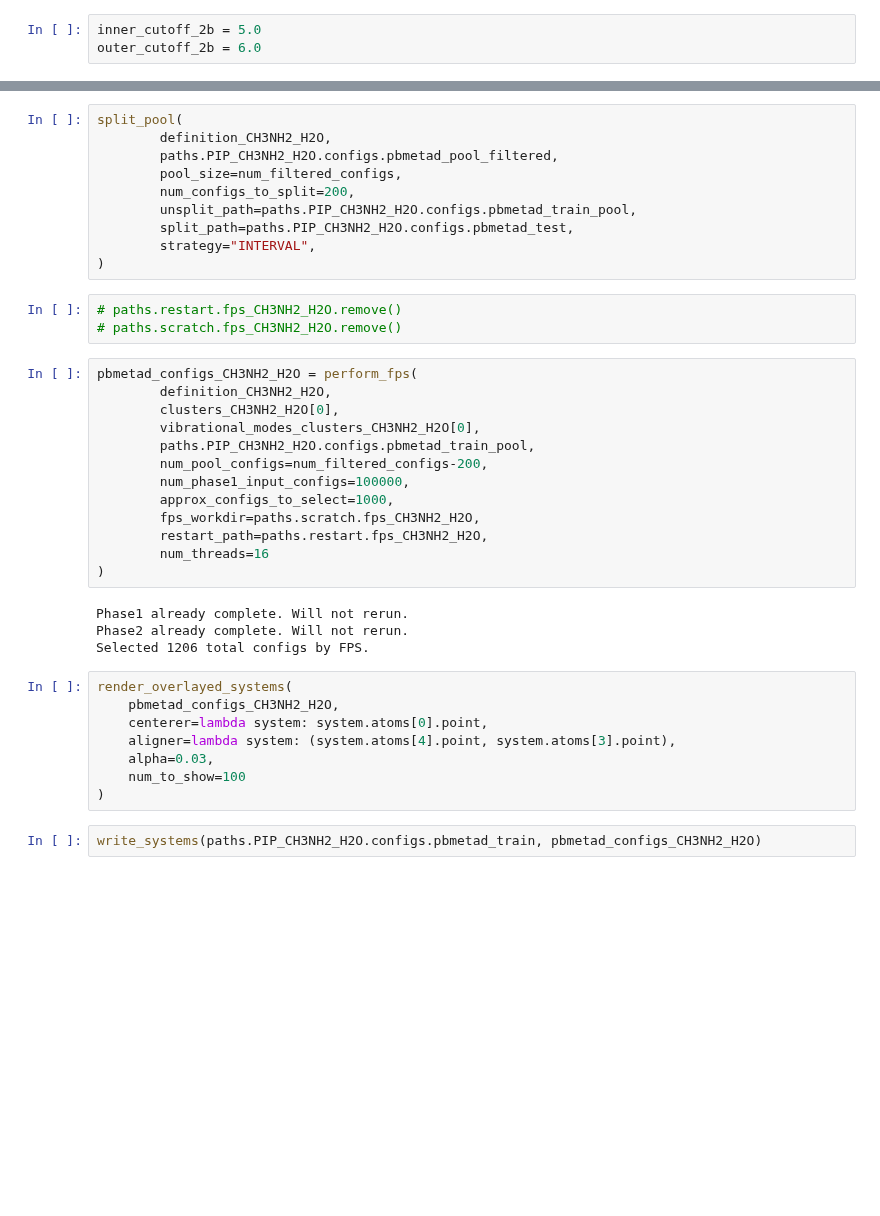
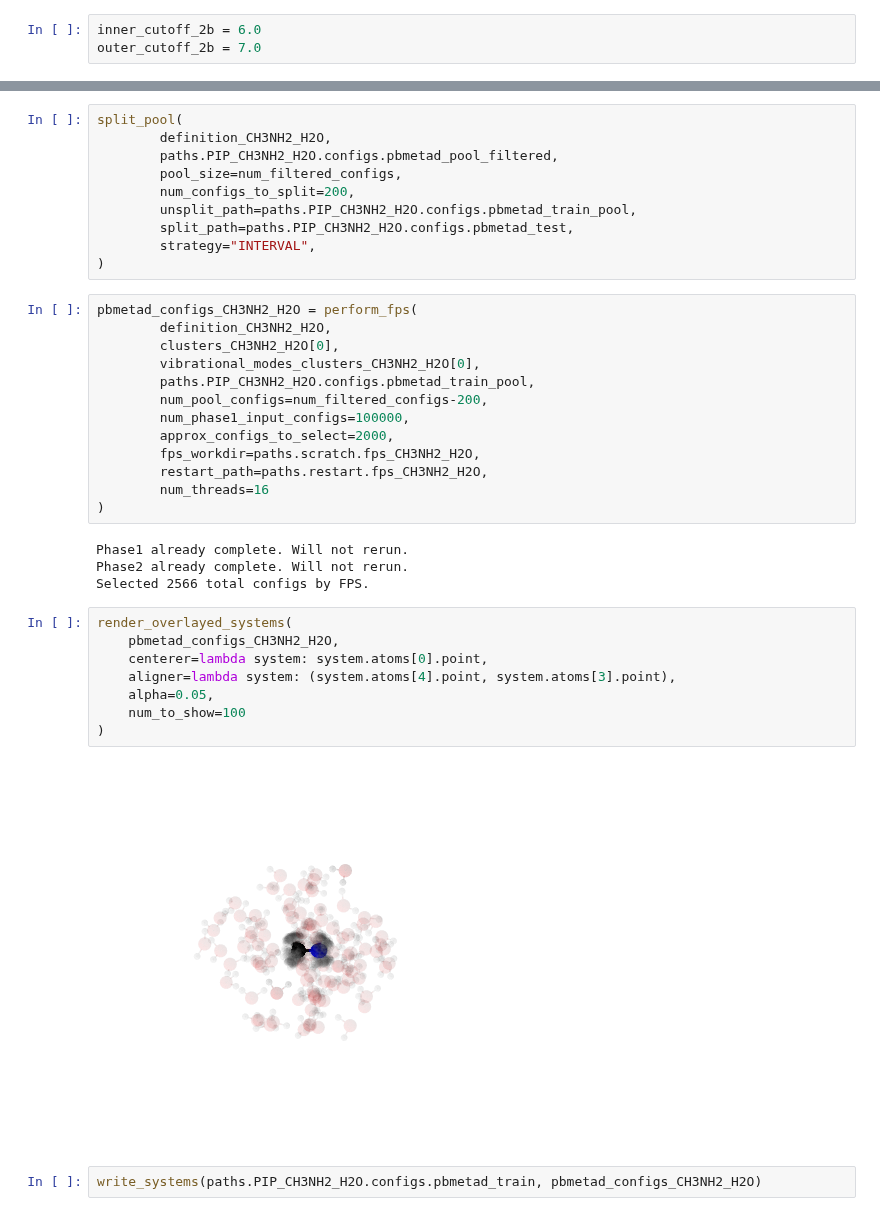
Before and after one commit to PolyachenkoYA/QDMS_2025, a Jupyter notebook: tutorials/2_Many-Body_Model_Build-Along/Tutorial_2.3.ipynb, the cells around one changed output, grey strips where cells are left out. Saved outputs shown, nothing was run; the diff lists cells and outputs as text; blank space fills up the shorter version.

```diff
--- a/tutorials/2_Many-Body_Model_Build-Along/Tutorial_2.3.ipynb
+++ b/tutorials/2_Many-Body_Model_Build-Along/Tutorial_2.3.ipynb
@@ -139,8 +139,8 @@ perform_pbmetad_simulation(
 # %% [output]
 PBMetaD already completed. Will not rerun!
 # %%
-inner_cutoff_2b = 5.0
-outer_cutoff_2b = 6.0
+inner_cutoff_2b = 6.0
+outer_cutoff_2b = 7.0
 # %%
 num_filtered_configs = filter_configs_by_cutoff(
         definition_CH3NH2_H2O,
@@ -160,9 +160,6 @@ split_pool(
         split_path=paths.PIP_CH3NH2_H2O.configs.pbmetad_test,
         strategy="INTERVAL",
 )
-# %%
-# paths.restart.fps_CH3NH2_H2O.remove()
-# paths.scratch.fps_CH3NH2_H2O.remove()
 # %%
 pbmetad_configs_CH3NH2_H2O = perform_fps(
         definition_CH3NH2_H2O,
@@ -171,7 +168,7 @@ pbmetad_configs_CH3NH2_H2O = perform_fps(
         paths.PIP_CH3NH2_H2O.configs.pbmetad_train_pool,
         num_pool_configs=num_filtered_configs-200,
         num_phase1_input_configs=100000,
-        approx_configs_to_select=1000,
+        approx_configs_to_select=2000,
         fps_workdir=paths.scratch.fps_CH3NH2_H2O,
         restart_path=paths.restart.fps_CH3NH2_H2O,
         num_threads=16
@@ -179,15 +176,17 @@ pbmetad_configs_CH3NH2_H2O = perform_fps(
 # %% [output]
 Phase1 already complete. Will not rerun.
 Phase2 already complete. Will not rerun.
-Selected 1206 total configs by FPS.
+Selected 2566 total configs by FPS.
 # %%
 render_overlayed_systems(
     pbmetad_configs_CH3NH2_H2O,
     centerer=lambda system: system.atoms[0].point,
     aligner=lambda system: (system.atoms[4].point, system.atoms[3].point),
-    alpha=0.03,
+    alpha=0.05,
     num_to_show=100
 )
+# %% [output]
+[figure, added]
 # %%
 write_systems(paths.PIP_CH3NH2_H2O.configs.pbmetad_train, pbmetad_configs_CH3NH2_H2O)
 # %% [markdown]
```
Also changed, not shown: parts of 16 cells of this notebook, 5 other files.
